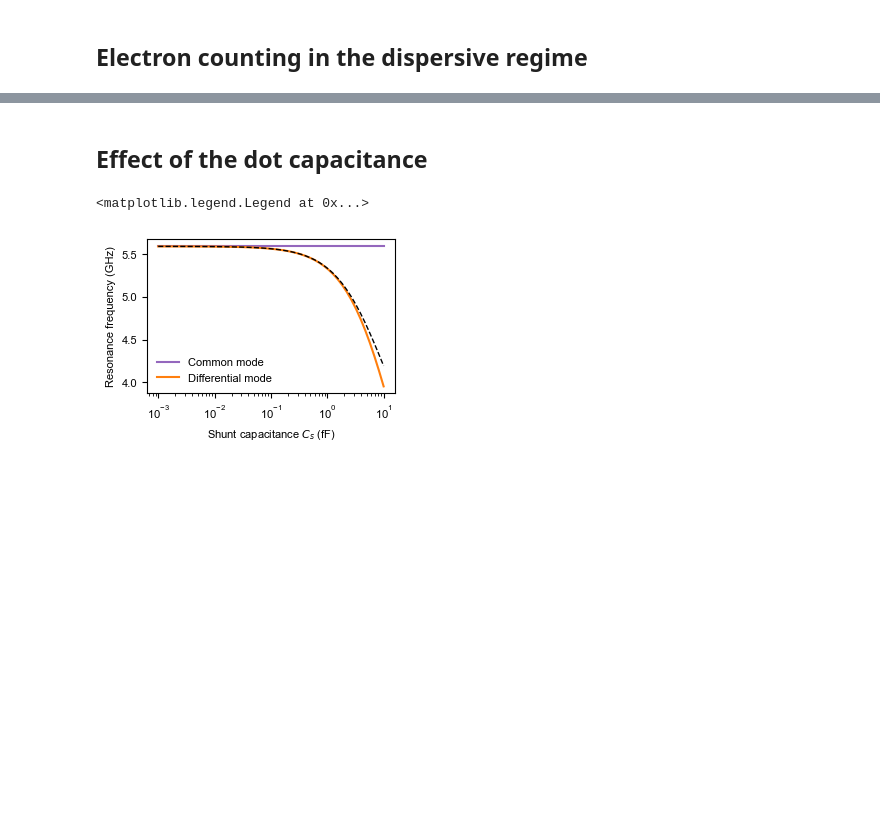
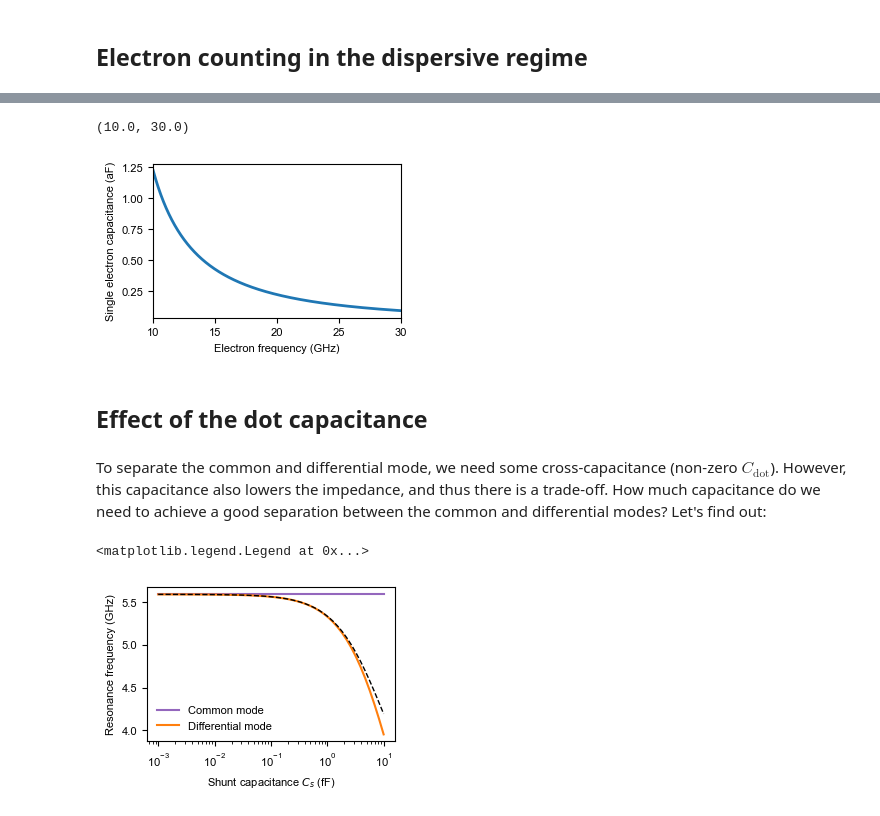
Before and after one commit to gkoolstra/quantum_electron, a Jupyter notebook: examples/98_electron_capacitance.ipynb, the cells around one changed output, grey strips where cells are left out. Cells and saved outputs as stored; diff of their text form; code cells hidden in the pictures; blank space fills up the shorter version.

```diff
--- a/examples/98_electron_capacitance.ipynb
+++ b/examples/98_electron_capacitance.ipynb
@@ -299,5 +423,16 @@ plt.legend(loc=0, frameon=False)
+# %%
+fig = plt.figure(figsize=(3.2,2))
+plt.plot(trap_curvatures/1e9, delta_c * 1e18, lw=2)
+plt.xlabel("Electron frequency (GHz)")
+plt.ylabel("Single electron capacitance (aF)")
+plt.xlim(trap_curvatures.min()/1e9, trap_curvatures.max()/1e9)
+# %% [output]
+(10.0, 30.0)
+[figure, added]
 # %% [markdown]
 ## Effect of the dot capacitance
+# %% [markdown]
+To separate the common and differential mode, we need some cross-capacitance (non-zero $C_\mathrm{dot}$). However, this capacitance also lowers the impedance, and thus there is a trade-off. How much capacitance do we need to achieve a good separation between the common and differential modes? Let's find out:
 # %%
 # Note, a factor of pi/2 accounts for the distributed nature of the capacitance to gnd, inductance and shunt capacitance.
 params = {"c" : 2 * 20e-15 / np.pi,
```
Also changed, not shown: parts of 25 cells of this notebook.
